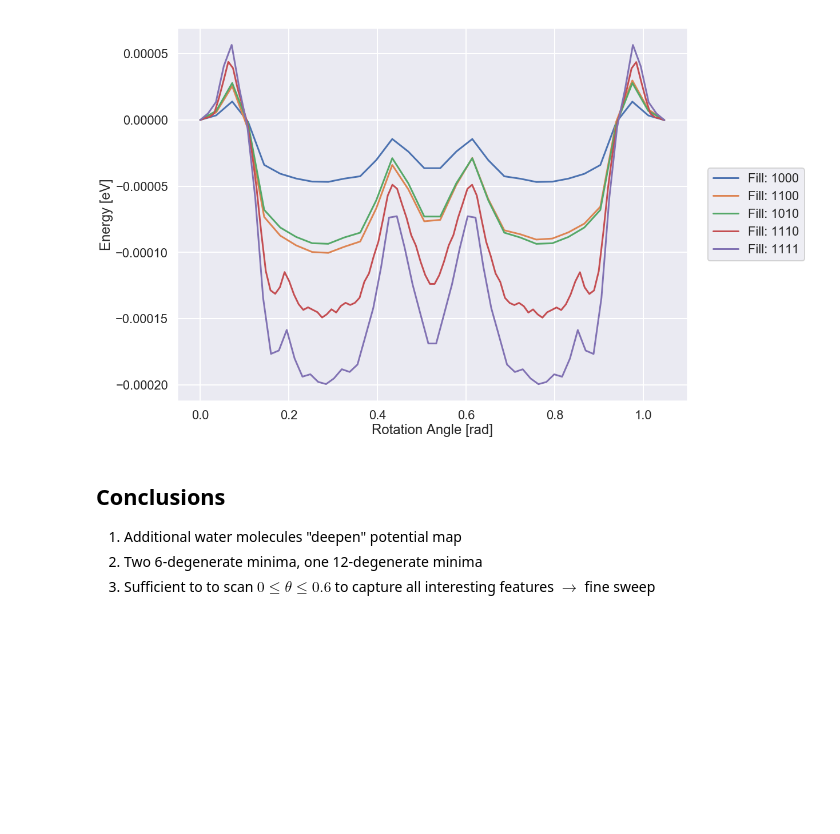
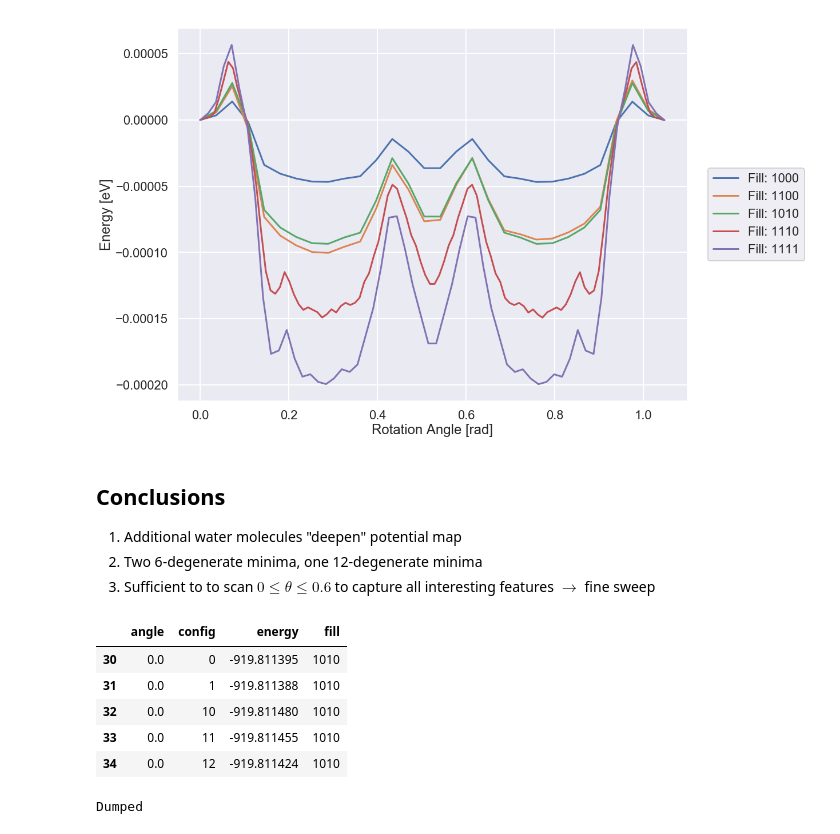
Before and after one commit to gvermillion/msc_thesis, a Jupyter notebook: potential_map/broad_sweep/analyze_broad_sweep.ipynb, the cells around one changed output. Drawn from its saved outputs; the diff is of its cells as text; code cells hidden in the pictures; blank space fills up the shorter version.

```diff
--- a/potential_map/broad_sweep/analyze_broad_sweep.ipynb
+++ b/potential_map/broad_sweep/analyze_broad_sweep.ipynb
@@ -157,3 +158,22 @@ plot_zeroed_antiferro_comparison()
 2. Two 6-degenerate minima, one 12-degenerate minima
 3. Sufficient to to scan $0\le \theta \le 0.6$ to capture all interesting features
     $\rightarrow$ fine sweep
+# %%
+
+df = filter_by_fill(1010,df=raw_df)
+# %% [output]
+|  | angle | config | energy | fill |
+| 30 | 0.0 | 0 | -919.811395 | 1010 |
+| 31 | 0.0 | 1 | -919.811388 | 1010 |
+| 32 | 0.0 | 10 | -919.811480 | 1010 |
+| 33 | 0.0 | 11 | -919.811455 | 1010 |
+| 34 | 0.0 | 12 | -919.811424 | 1010 |
+# %%
+df = filter_by_fill(1110)
+df = df[df.angle == 3.1415926536]
+df.sort_values("config")
+with open("tidy_data/pmap_antiferro_1110.pkl", "wb") as file_out:
+    pkl.dump(df,file_out)
+    print("Dumped")
+# %% [output]
+Dumped
```
Also changed, not shown: parts of 2 cells of this notebook, 2 other files.
